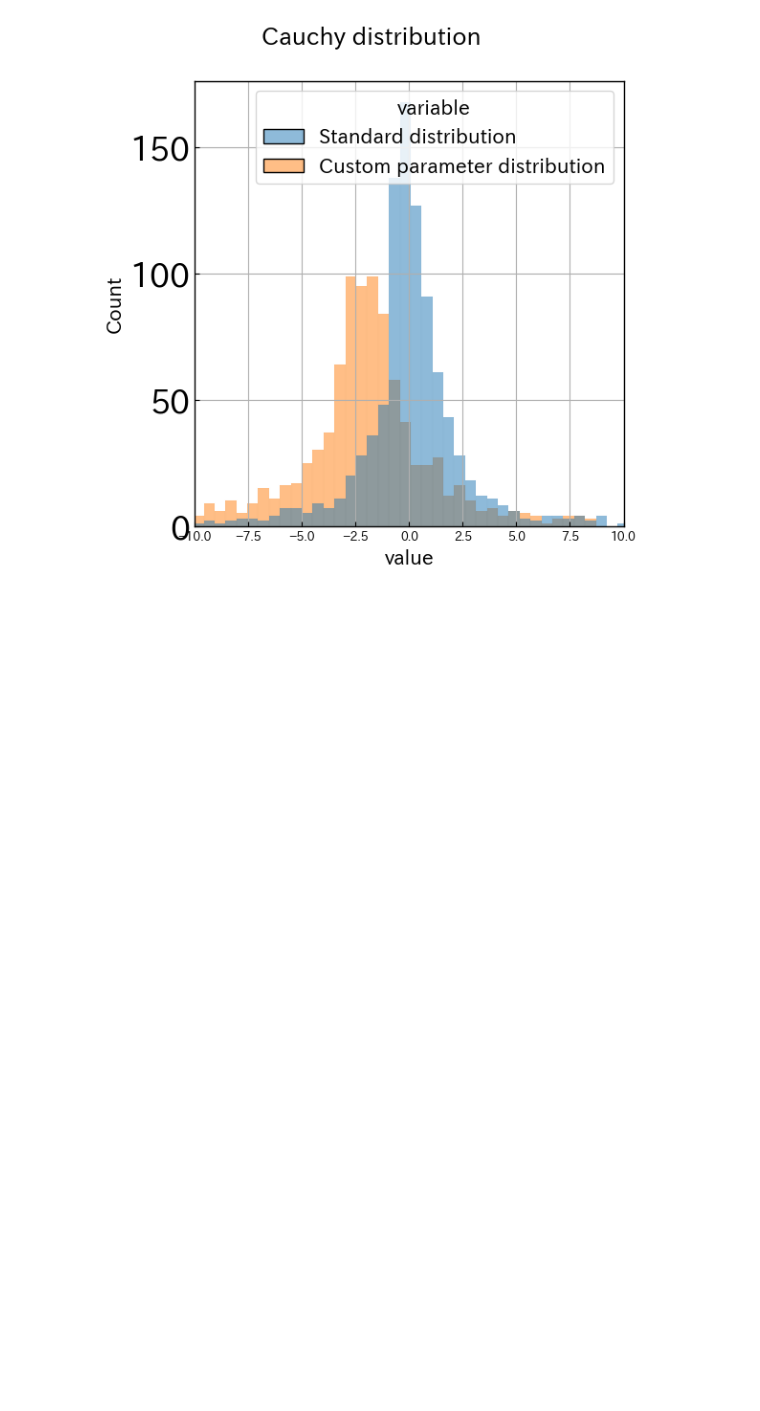
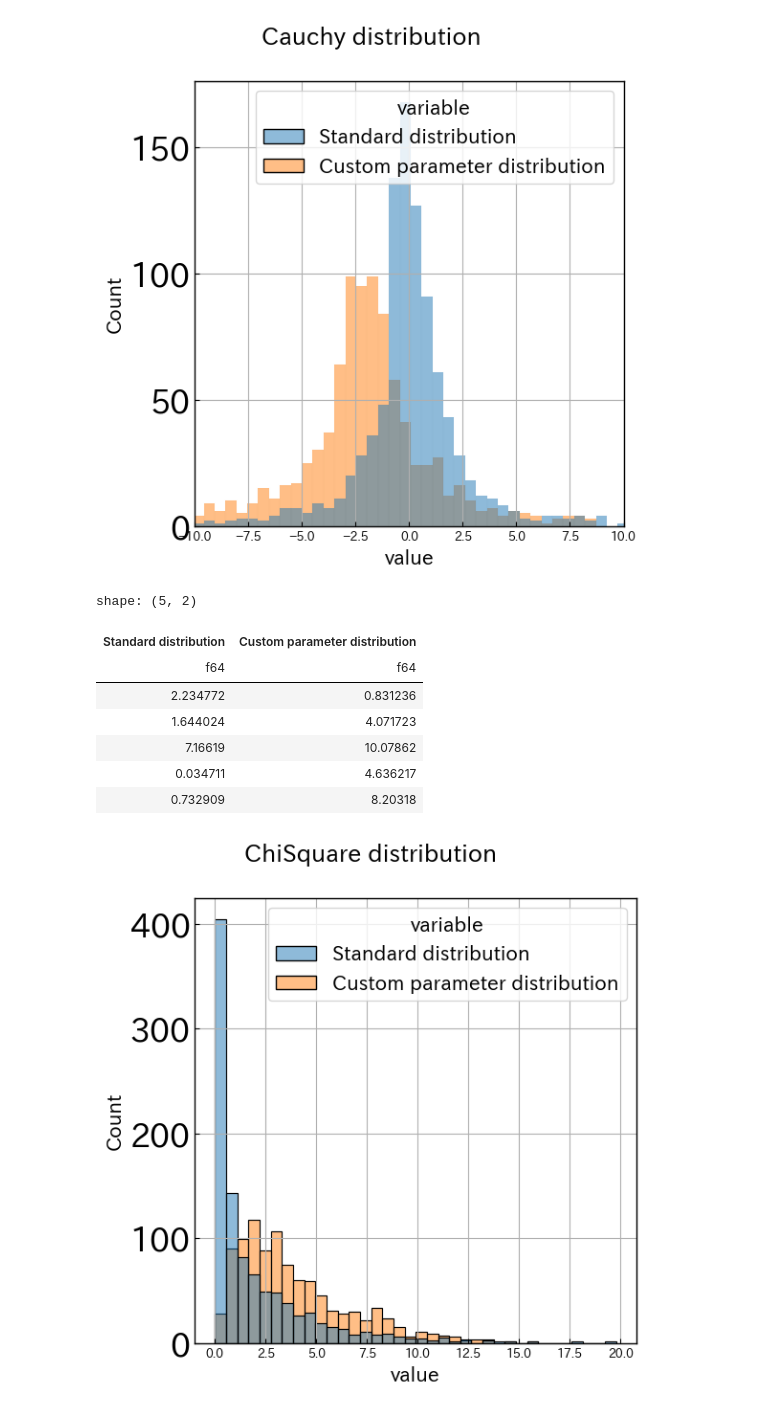
Before and after one commit to Tremendous1192/demo_rand_simple, a Jupyter notebook: notebooks/demo.ipynb, the cells around one changed output. Drawn from its saved outputs; the diff is of its cells as text; code cells hidden in the pictures; blank space fills up the shorter version.

Commit message:
ChiSquare

```diff
--- a/notebooks/demo.ipynb
+++ b/notebooks/demo.ipynb
@@ -113,3 +113,30 @@ shape: (5, 2)
 | -0.879688 | -3.931674 |
 | -0.903218 | -2.586488 |
 [figure]
+# %%
+name = "ChiSquare"# distribution
+df = pl.read_csv("../data/" + name + ".csv")
+
+# Show first 5 rows data
+display(df.head())
+
+# Plot distribution
+fig, ax = plt.subplots(nrows = 1, ncols = 1, figsize = (6, 6))
+sns.histplot(
+    data = df.unpivot(cs.numeric()),
+    x = "value",
+    hue = "variable",
+    ax = ax,
+)
+plt.suptitle(name + " distribution")
+plt.tight_layout()
+# %% [output]
+shape: (5, 2)
+| Standard distribution | Custom parameter distribution |
+| f64 | f64 |
+| 2.234772 | 0.831236 |
+| 1.644024 | 4.071723 |
+| 7.16619 | 10.07862 |
+| 0.034711 | 4.636217 |
+| 0.732909 | 8.20318 |
+[figure, added]
```
Also changed, not shown: 4 other files.
